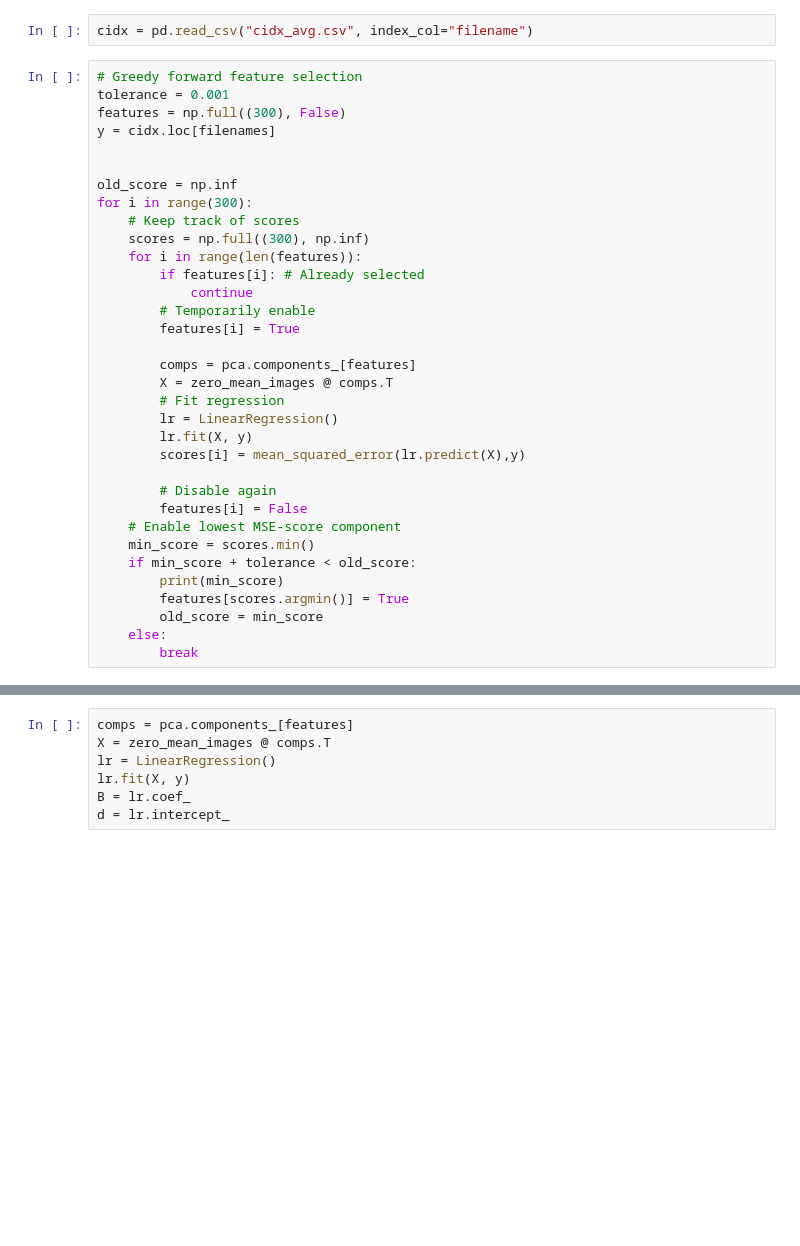
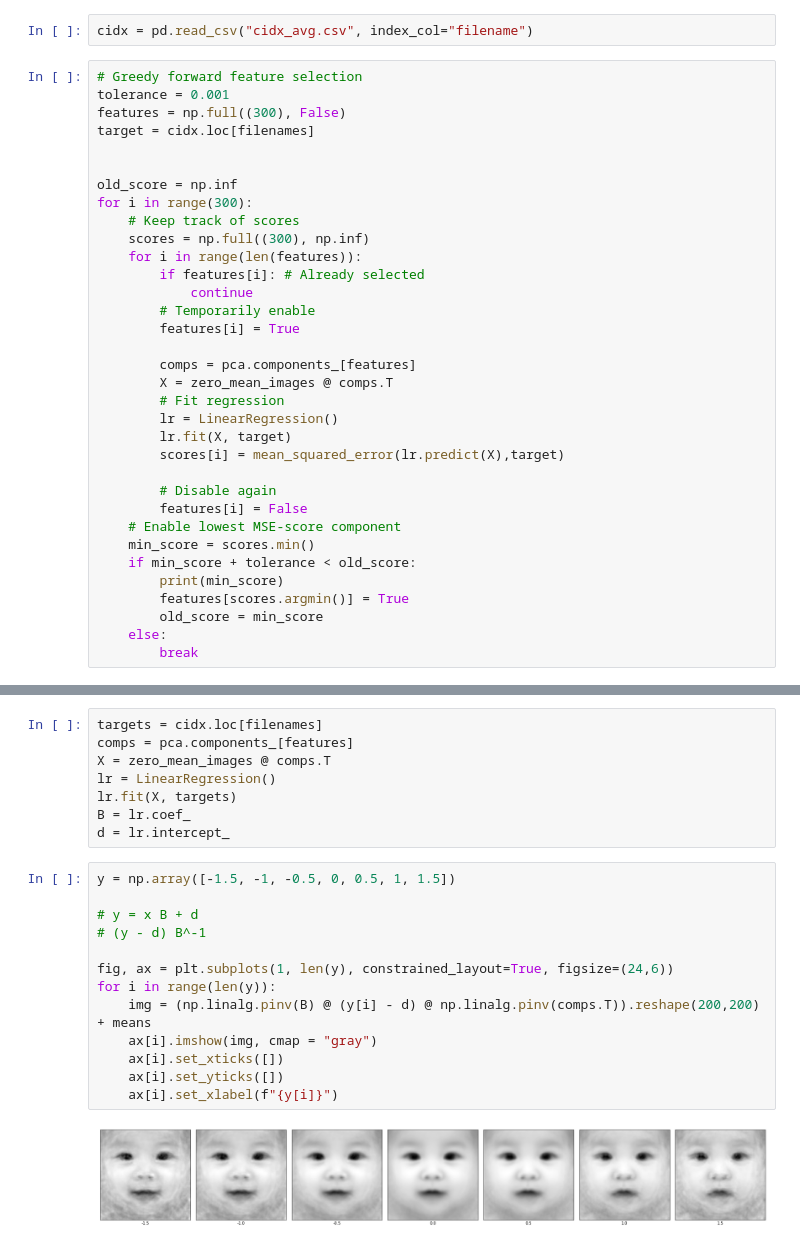
Before and after one commit to simonamtoft/face-perception-modelling, a Jupyter notebook: PCA.ipynb, the cells around one changed output, grey strips where cells are left out. Cells and saved outputs as stored; diff of their text form; blank space fills up the shorter version.

```diff
--- a/PCA.ipynb
+++ b/PCA.ipynb
@@ -45,7 +40,7 @@ cidx = pd.read_csv("cidx_avg.csv", index_col="filename")
 # Greedy forward feature selection
 tolerance = 0.001
 features = np.full((300), False)
-y = cidx.loc[filenames]
+target = cidx.loc[filenames]
 
 
 old_score = np.inf
@@ -62,8 +57,8 @@ for i in range(300):
         X = zero_mean_images @ comps.T
         # Fit regression
         lr = LinearRegression()
-        lr.fit(X, y)
-        scores[i] = mean_squared_error(lr.predict(X),y)
+        lr.fit(X, target)
+        scores[i] = mean_squared_error(lr.predict(X),target)
 
         # Disable again
         features[i] = False
@@ -100,7 +95,23 @@ np.argwhere(features).shape
 # %%
+targets = cidx.loc[filenames]
 comps = pca.components_[features]
 X = zero_mean_images @ comps.T
 lr = LinearRegression()
-lr.fit(X, y)
+lr.fit(X, targets)
 B = lr.coef_
 d = lr.intercept_
+# %%
+y = np.array([-1.5, -1, -0.5, 0, 0.5, 1, 1.5])
+
+# y = x B + d
+# (y - d) B^-1
+
+fig, ax = plt.subplots(1, len(y), constrained_layout=True, figsize=(24,6))
+for i in range(len(y)):
+    img = (np.linalg.pinv(B) @ (y[i] - d) @ np.linalg.pinv(comps.T)).reshape(200,200) + means
+    ax[i].imshow(img, cmap = "gray")
+    ax[i].set_xticks([])
+    ax[i].set_yticks([])
+    ax[i].set_xlabel(f"{y[i]}")
+# %% [output]
+[figure, added]
```
Also changed, not shown: parts of 4 cells of this notebook.
